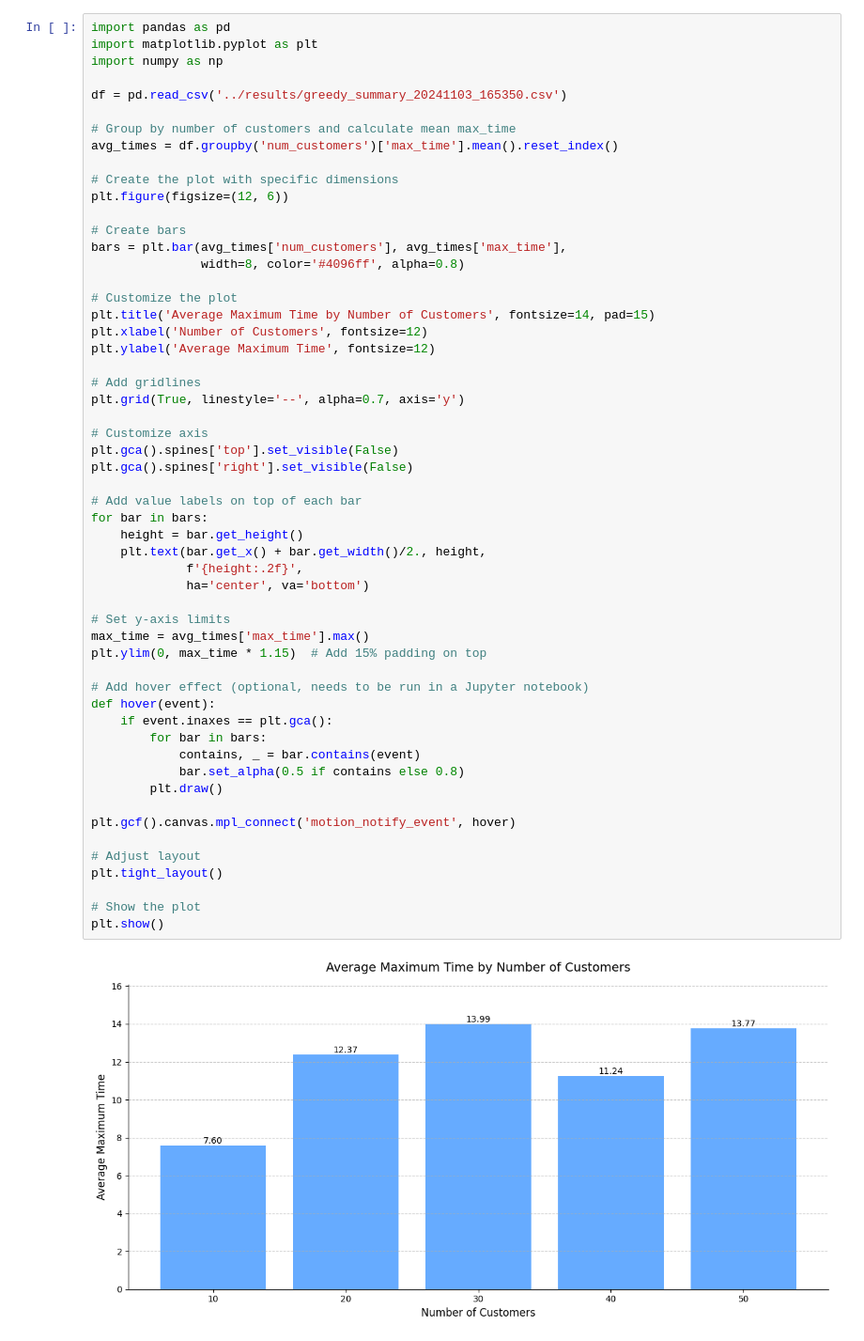
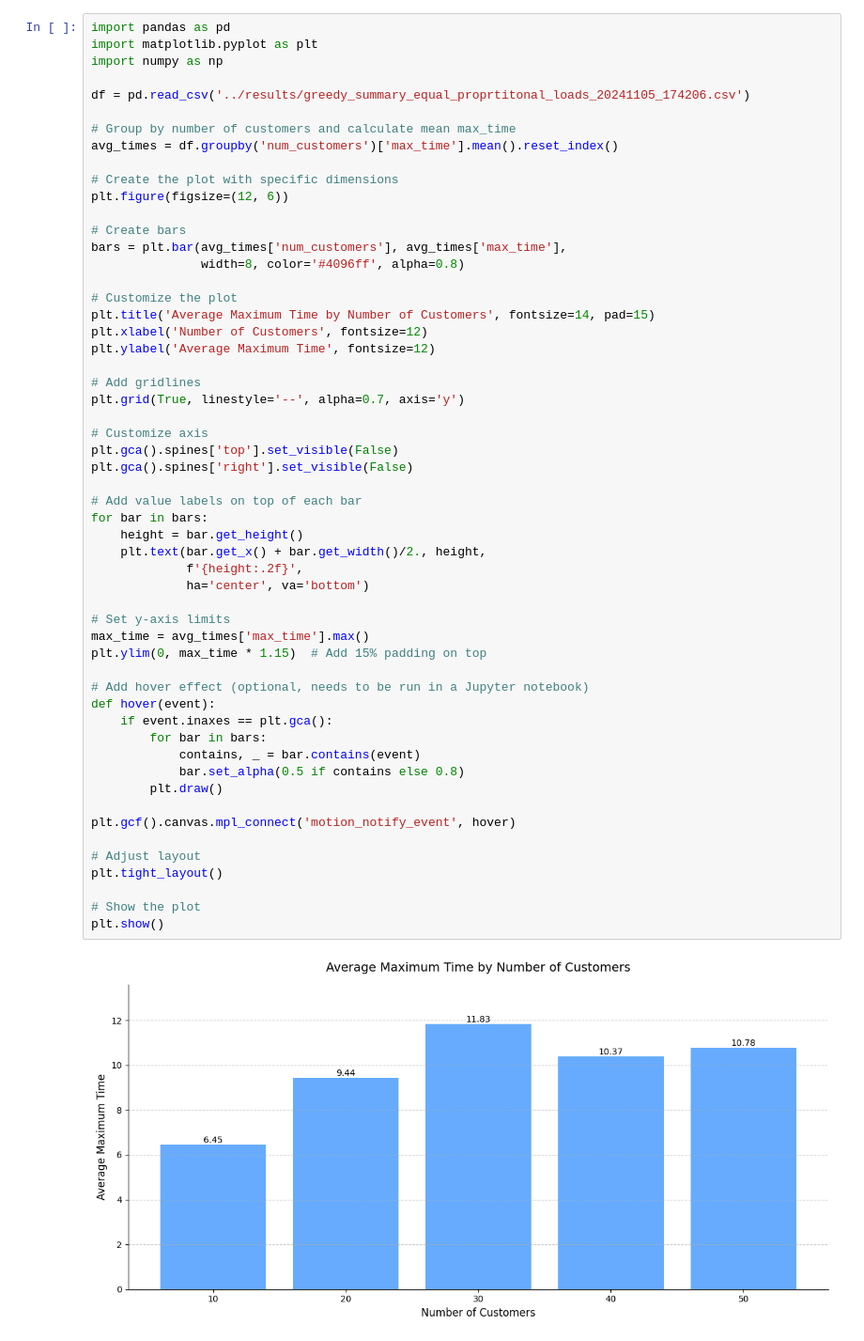
Before and after one commit to chanakyavasantha/ComsNets-EV-Routing, a Jupyter notebook: Notebooks/ResultAnalysis.ipynb, the cells around one changed output. Shown at 94% size. Cells and saved outputs as stored; diff of their text form.

```diff
--- a/Notebooks/ResultAnalysis.ipynb
+++ b/Notebooks/ResultAnalysis.ipynb
@@ -3,7 +3,7 @@ import pandas as pd
 import matplotlib.pyplot as plt
 import numpy as np
 
-df = pd.read_csv('../results/greedy_summary_20241103_165350.csv')
+df = pd.read_csv('../results/greedy_summary_equal_proprtitonal_loads_20241105_174206.csv')
 
 # Group by number of customers and calculate mean max_time
 avg_times = df.groupby('num_customers')['max_time'].mean().reset_index()
@@ -27,31 +27,31 @@ plt.grid(True, linestyle='--', alpha=0.7, axis='y')
 plt.gca().spines['top'].set_visible(False)
 plt.gca().spines['right'].set_visible(False)
 
 # Add value labels on top of each bar
 for bar in bars:
     height = bar.get_height()
     plt.text(bar.get_x() + bar.get_width()/2., height,
              f'{height:.2f}',
              ha='center', va='bottom')
 
 # Set y-axis limits
 max_time = avg_times['max_time'].max()
 plt.ylim(0, max_time * 1.15)  # Add 15% padding on top
 
 # Add hover effect (optional, needs to be run in a Jupyter notebook)
 def hover(event):
     if event.inaxes == plt.gca():
         for bar in bars:
             contains, _ = bar.contains(event)
             bar.set_alpha(0.5 if contains else 0.8)
         plt.draw()
 
 plt.gcf().canvas.mpl_connect('motion_notify_event', hover)
 
 # Adjust layout
 plt.tight_layout()
 
 # Show the plot
 plt.show()
 # %% [output]
-[figure, old version]
+[figure, new version]
```
Also changed, not shown: parts of 2 cells of this notebook, 20 other files.
